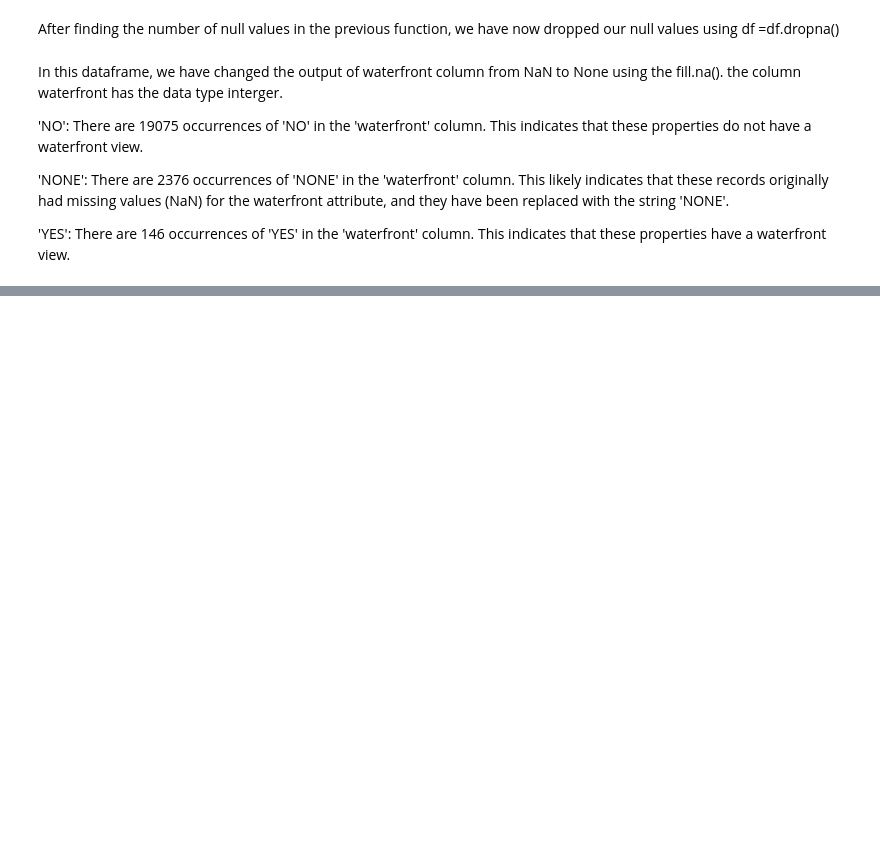
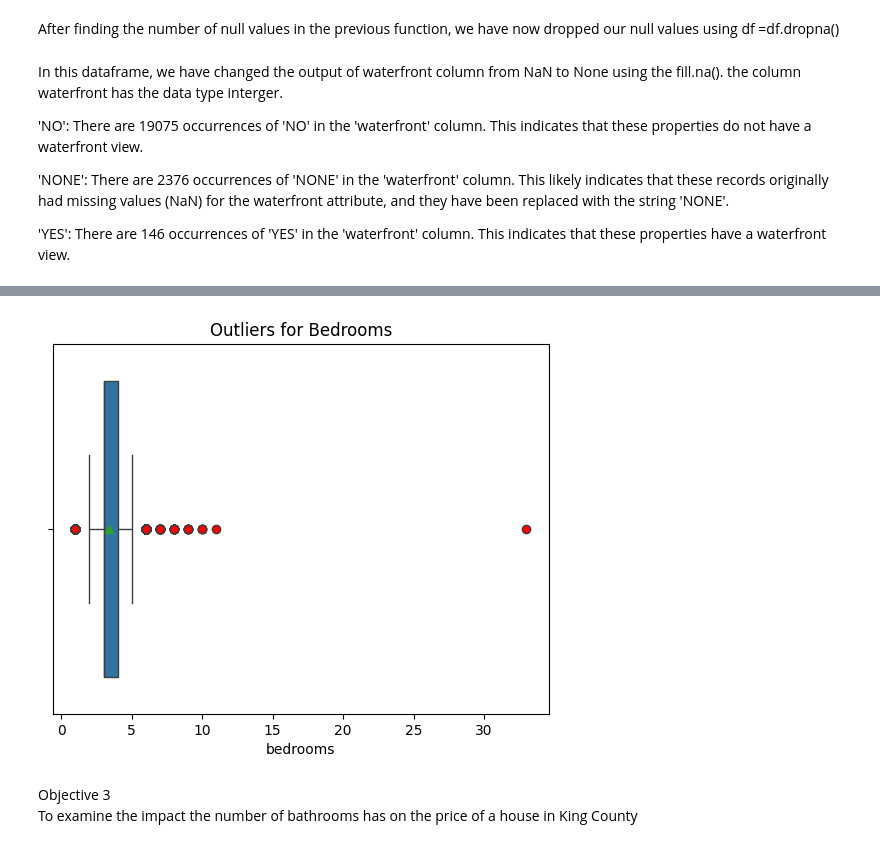
Before and after one commit to Kamaukaguru/Phase2-project-Grp6, a Jupyter notebook: student.ipynb, the cells around one changed output, grey strips where cells are left out. Saved outputs shown, nothing was run; the diff lists cells and outputs as text; code cells hidden in the pictures; blank space fills up the shorter version.

```diff
--- a/student.ipynb
+++ b/student.ipynb
@@ -360,0 +547,21 @@ the column waterfront has the data type interger.
+# %%
+#Box plot used to show the outliers in the number of bathrooms available in houses in King County
+import seaborn as sns
+import matplotlib.pyplot as plt
+
+sns.boxplot(
+    x = df["bedrooms"],
+    showmeans=True,
+    showfliers=True,  # Ensure outliers are plotted
+    flierprops=dict(markerfacecolor="red"),
+    data=df
+)
+
+plt.xticks(rotation=0)
+plt.title("Outliers for Bedrooms")
+plt.show()
+# %% [output]
+[figure, added]
+# %% [markdown]
+Objective 3
+To examine the impact the number of bathrooms has on the price of a house in King County
```
Also changed, not shown: parts of 28 cells of this notebook.
